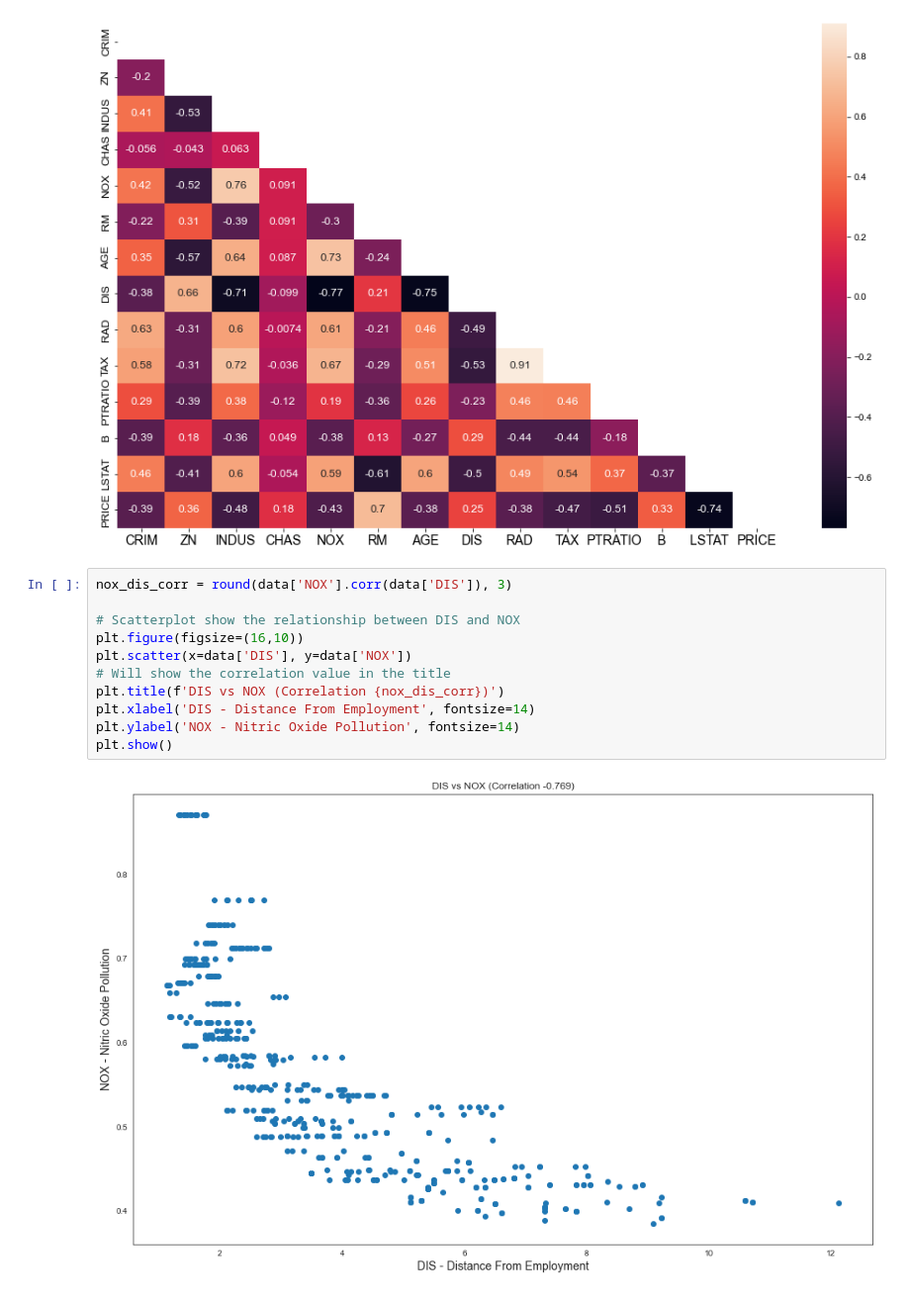
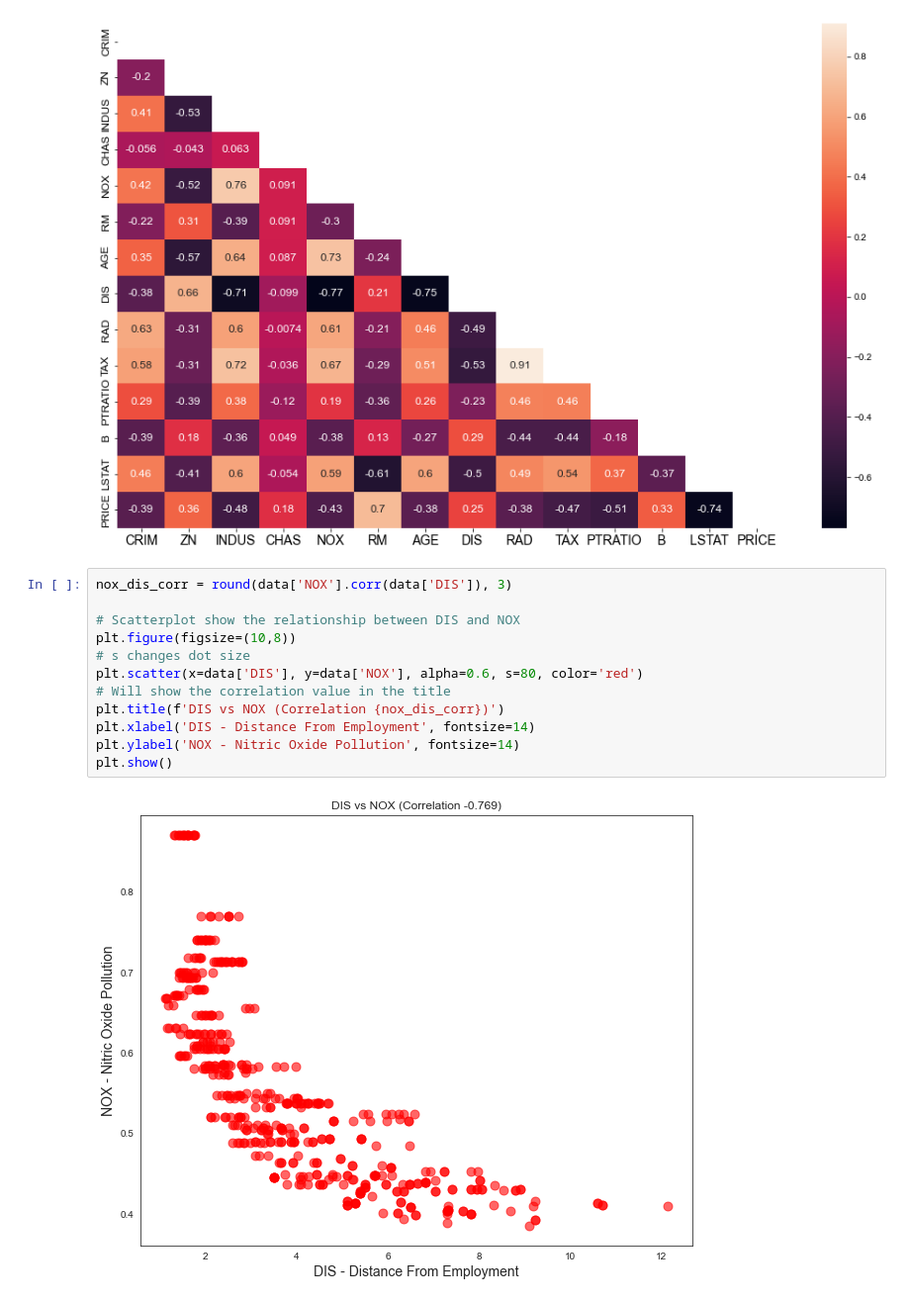
Before and after one commit to marb61a/Data-Science-Projects, a Jupyter notebook: Multivariate_Regression/multivariate_regression.ipynb, the cells around one changed output. Shown at 99% size. Saved outputs shown, nothing was run; the diff lists cells and outputs as text.

Commit message:
Updated data visualisations

```diff
--- a/Multivariate_Regression/multivariate_regression.ipynb
+++ b/Multivariate_Regression/multivariate_regression.ipynb
@@ -465,13 +465,14 @@ plt.show()
 # %%
 nox_dis_corr = round(data['NOX'].corr(data['DIS']), 3)
 
 # Scatterplot show the relationship between DIS and NOX
-plt.figure(figsize=(16,10))
-plt.scatter(x=data['DIS'], y=data['NOX'])
+plt.figure(figsize=(10,8))
+# s changes dot size
+plt.scatter(x=data['DIS'], y=data['NOX'], alpha=0.6, s=80, color='red')
 # Will show the correlation value in the title
 plt.title(f'DIS vs NOX (Correlation {nox_dis_corr})')
 plt.xlabel('DIS - Distance From Employment', fontsize=14)
 plt.ylabel('NOX - Nitric Oxide Pollution', fontsize=14)
 plt.show()
 # %% [output]
-[figure, old version]
+[figure, new version]
```
Also changed, not shown: parts of 2 cells of this notebook.
